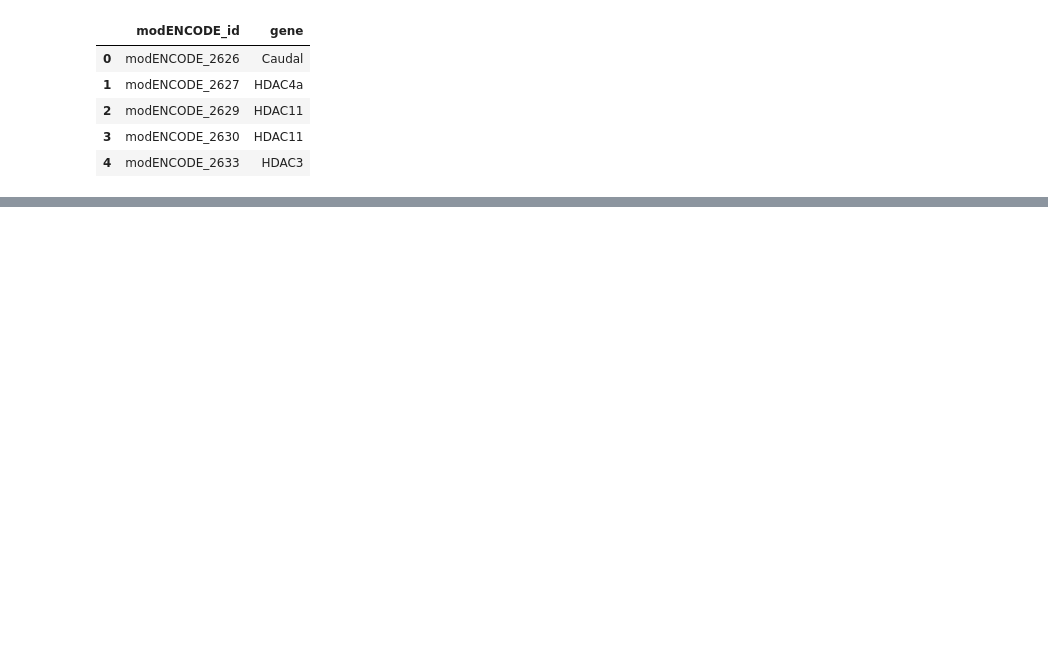
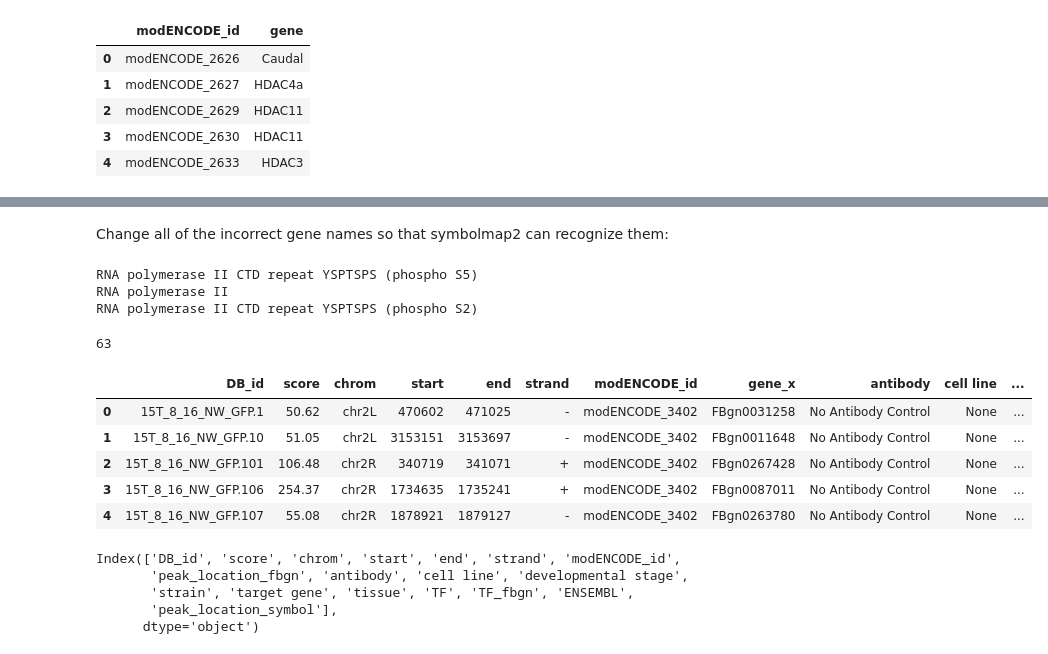
Before and after one commit to jfear/s2rnai, a Jupyter notebook: notebook/develop/2017-09-07_chipseq_from_csv.ipynb, the cells around one changed output, grey strips where cells are left out. Cells and saved outputs as stored; diff of their text form; code cells hidden in the pictures; blank space fills up the shorter version.

Commit message:
builds final modENCODE data table

```diff
--- a/notebook/develop/2017-09-07_chipseq_from_csv.ipynb
+++ b/notebook/develop/2017-09-07_chipseq_from_csv.ipynb
@@ -358,0 +234,2 @@ cnc
+# %% [markdown]
+Change all of the incorrect gene names so that symbolmap2 can recognize them:
@@ -358,0 +238,56 @@ cnc
+# %%
+addfbgn_copy.loc[addfbgn.TF == 'dMi-2','TF'] = 'Mi-2'
+addfbgn_copy.loc[addfbgn.TF == 'Smc3','TF'] = 'SMC3'
+addfbgn_copy.loc[addfbgn.TF == 'Caudal','TF'] = 'caudal'
+addfbgn_copy.loc[addfbgn.TF == 'MOF','TF'] = 'mof'
+addfbgn_copy.loc[addfbgn.TF == 'JMJD2A/KDM4A','TF'] = 'Kdm4A'
+addfbgn_copy.loc[addfbgn.TF == 'dRING','TF'] = 'Sce'
+addfbgn_copy.loc[addfbgn.TF == 'Chriz','TF'] = 'Chro'
+addfbgn_copy.loc[addfbgn.TF == 'HP1a','TF'] = 'Su(var)205'
+addfbgn_copy.loc[addfbgn.TF == 'LSD1','TF'] = 'Su(var)3-3'
+addfbgn_copy.loc[addfbgn.TF == 'POF','TF'] = 'Pof'
+addfbgn_copy.loc[addfbgn.TF == 'DLL','TF'] = 'Dll'
+addfbgn_copy.loc[addfbgn.TF == 'CP190','TF'] = 'Cp190'
+addfbgn_copy.loc[addfbgn.TF == 'GROUCHO','TF'] = 'groucho'
+addfbgn_copy.loc[addfbgn.TF == 'Yki','TF'] = 'yki'
+addfbgn_copy.loc[addfbgn.TF == 'GAF','TF'] = 'Trl'
+addfbgn_copy.loc[addfbgn.TF == 'RPD3','TF'] = 'HDAC1'
+addfbgn_copy.loc[addfbgn.TF == 'HP2','TF'] = 'Su(var)2-HP2'
+addfbgn_copy.loc[addfbgn.TF == 'Su(Hw)','TF'] = 'su(Hw)'
+addfbgn_copy.loc[addfbgn.TF == 'NURF301','TF'] = 'E(bx)'
+addfbgn_copy.loc[addfbgn.TF == 'dSFMBT','TF'] = 'Sfmbt'
+addfbgn_copy.loc[addfbgn.TF == 'ZW5','TF'] = 'dwg'
+addfbgn_copy.loc[addfbgn.TF == 'JHDM1','TF'] = 'Kdm2'
+addfbgn_copy.loc[addfbgn.TF == 'CG16778','TF'] = 'lov'
+addfbgn_copy.loc[addfbgn.TF == 'dm','TF'] = 'Myc'
+# %%
+for val in set(addfbgn_copy.TF):
+    if val not in list(symbolmap2.a):
+        if val not in list(symbolmap2.b):
+            print(val)
+# %% [output]
+RNA polymerase II CTD repeat YSPTSPS (phospho S5)
+RNA polymerase II
+RNA polymerase II CTD repeat YSPTSPS (phospho S2)
+# %%
+merge2 = addfbgn_copy.merge(symbolmap2, left_on='TF', right_on='a', how='left').merge(symbolmap2, left_on='TF', right_on='b', how='left')
+# %%
+merge2.fillna('')
+merge2['motif_FBgn_sum']= merge2.motif_FBgn.combine_first(merge2.gene).combine_first(merge2.gene_y)
+# %%
+almost = merge2[['DB_id', 'score', 'chrom', 'start', 'end', 'strand', 'modENCODE_id',
+       'gene_x', 'antibody', 'cell line', 'developmental stage', 'strain',
+       'target gene', 'tissue', 'TF', 'motif_FBgn_sum']]
+# %%
+len(almost.motif_FBgn_sum.unique())
+# %% [output]
+63
+# %%
+almost.head()
+# %% [output]
+|  | DB_id | score | chrom | start | end | strand | modENCODE_id | gene_x | antibody | cell line | ... |
+| 0 | 15T_8_16_NW_GFP.1 | 50.62 | chr2L | 470602 | 471025 | - | modENCODE_3402 | FBgn0031258 | No Antibody Control | None | ... |
+| 1 | 15T_8_16_NW_GFP.10 | 51.05 | chr2L | 3153151 | 3153697 | - | modENCODE_3402 | FBgn0011648 | No Antibody Control | None | ... |
+| 2 | 15T_8_16_NW_GFP.101 | 106.48 | chr2R | 340719 | 341071 | + | modENCODE_3402 | FBgn0267428 | No Antibody Control | None | ... |
+| 3 | 15T_8_16_NW_GFP.106 | 254.37 | chr2R | 1734635 | 1735241 | + | modENCODE_3402 | FBgn0087011 | No Antibody Control | None | ... |
+| 4 | 15T_8_16_NW_GFP.107 | 55.08 | chr2R | 1878921 | 1879127 | - | modENCODE_3402 | FBgn0263780 | No Antibody Control | None | ... |
@@ -358,0 +300,9 @@ cnc
+# %%
+almost1 = almost1.rename(columns={'SYMBOL': 'peak_location_symbol'})
+almost1.columns
+# %% [output]
+Index(['DB_id', 'score', 'chrom', 'start', 'end', 'strand', 'modENCODE_id',
+       'peak_location_fbgn', 'antibody', 'cell line', 'developmental stage',
+       'strain', 'target gene', 'tissue', 'TF', 'TF_fbgn', 'ENSEMBL',
+       'peak_location_symbol'],
+      dtype='object')
```
Also changed, not shown: parts of 24 cells of this notebook.
